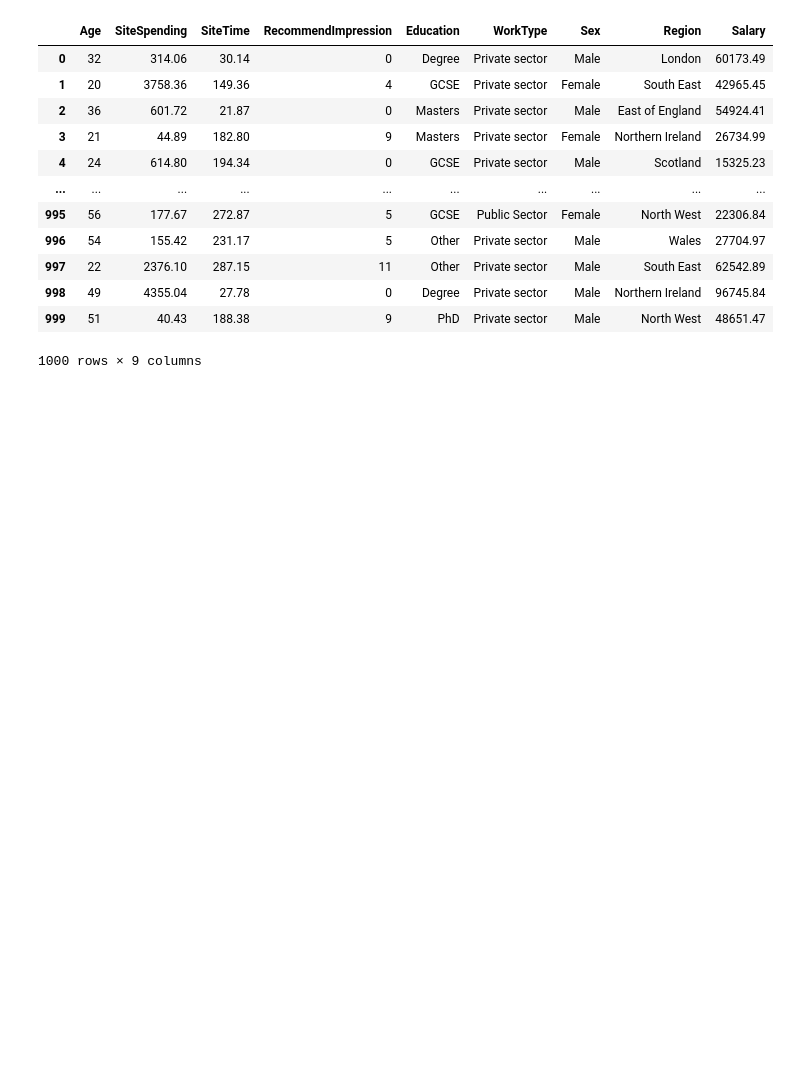
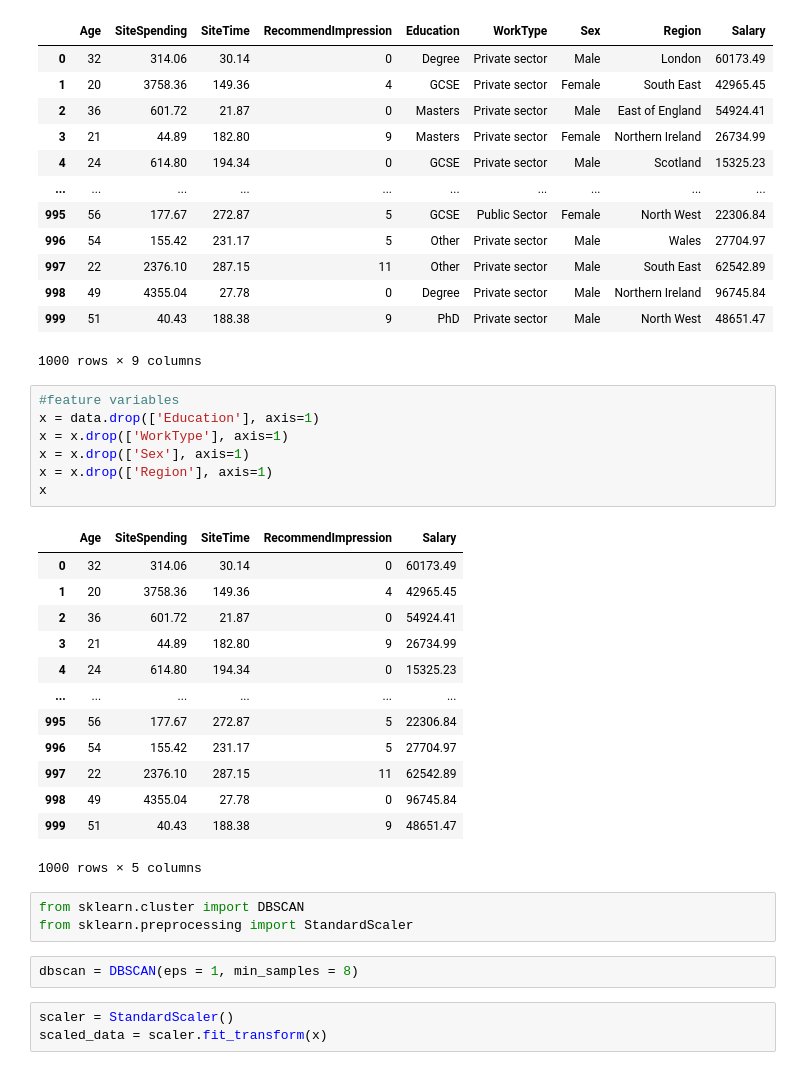
Before and after one commit to syedirfanx/revenue-forecasting, a Jupyter notebook: clustering.ipynb, the cells around one changed output. Saved outputs shown, nothing was run; the diff lists cells and outputs as text; blank space fills up the shorter version.

```diff
--- a/clustering.ipynb
+++ b/clustering.ipynb
@@ -18,3 +18,32 @@ data
 | 998 | 49 | 4355.04 | 27.78 | 0 | Degree | Private sector | Male | Northern Ireland | 96745.84 |
 | 999 | 51 | 40.43 | 188.38 | 9 | PhD | Private sector | Male | North West | 48651.47 |
 1000 rows × 9 columns
+# %%
+#feature variables
+x = data.drop(['Education'], axis=1)
+x = x.drop(['WorkType'], axis=1)
+x = x.drop(['Sex'], axis=1)
+x = x.drop(['Region'], axis=1)
+x
+# %% [output]
+|  | Age | SiteSpending | SiteTime | RecommendImpression | Salary |
+| 0 | 32 | 314.06 | 30.14 | 0 | 60173.49 |
+| 1 | 20 | 3758.36 | 149.36 | 4 | 42965.45 |
+| 2 | 36 | 601.72 | 21.87 | 0 | 54924.41 |
+| 3 | 21 | 44.89 | 182.80 | 9 | 26734.99 |
+| 4 | 24 | 614.80 | 194.34 | 0 | 15325.23 |
+| ... | ... | ... | ... | ... | ... |
+| 995 | 56 | 177.67 | 272.87 | 5 | 22306.84 |
+| 996 | 54 | 155.42 | 231.17 | 5 | 27704.97 |
+| 997 | 22 | 2376.10 | 287.15 | 11 | 62542.89 |
+| 998 | 49 | 4355.04 | 27.78 | 0 | 96745.84 |
+| 999 | 51 | 40.43 | 188.38 | 9 | 48651.47 |
+1000 rows × 5 columns
+# %%
+from sklearn.cluster import DBSCAN
+from sklearn.preprocessing import StandardScaler
+# %%
+dbscan = DBSCAN(eps = 1, min_samples = 8)
+# %%
+scaler = StandardScaler()
+scaled_data = scaler.fit_transform(x)
```
Also changed, not shown: parts of 7 cells of this notebook.
